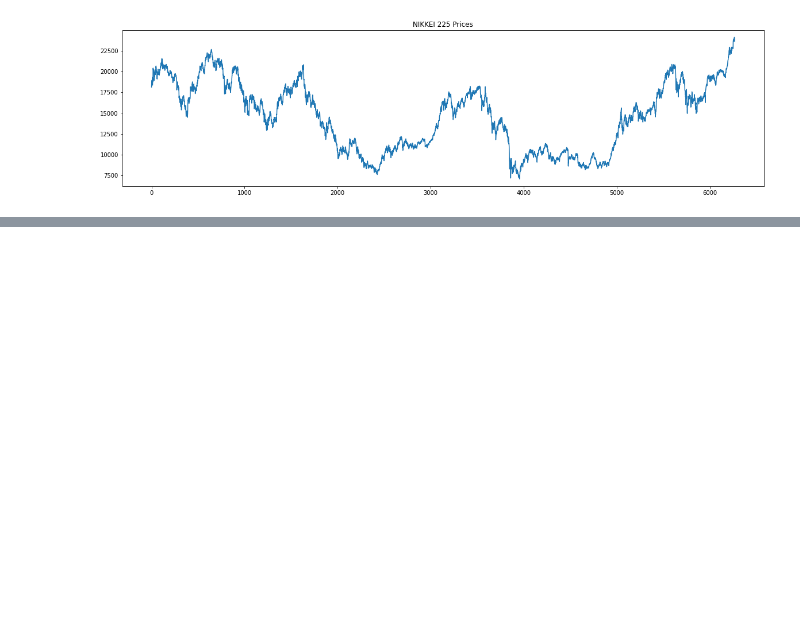
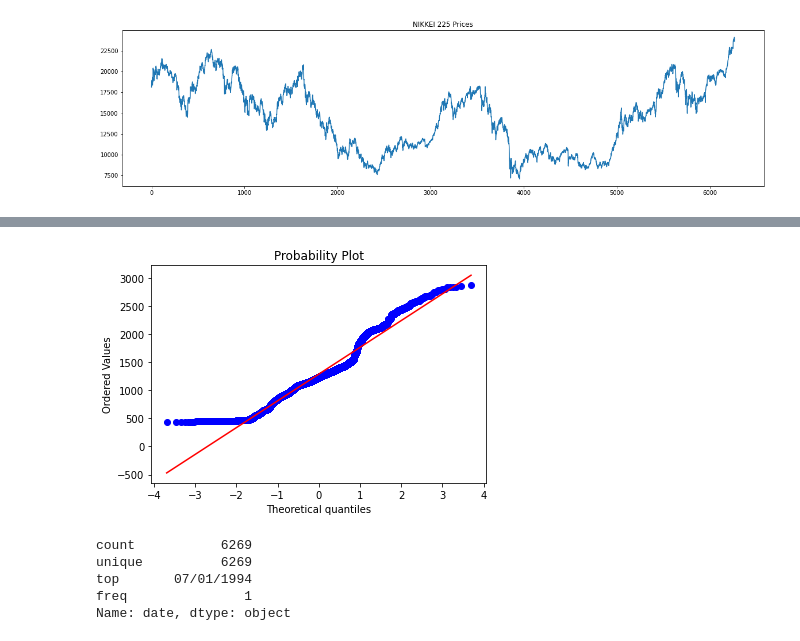
Before and after one commit to rvjh/PythonPractice, a Jupyter notebook: Time_Series_1.ipynb, the cells around one changed output, grey strips where cells are left out. Drawn from its saved outputs; the diff is of its cells as text; code cells hidden in the pictures; blank space fills up the shorter version.

```diff
--- a/Time_Series_1.ipynb
+++ b/Time_Series_1.ipynb
@@ -83,0 +89,13 @@ plt.show()
+# %%
+scipy.stats.probplot(df_comp.spx, plot=pylab)
+pylab.show()
+# %% [output]
+[figure, added]
+# %%
+df_comp.date.describe()
+# %% [output]
+count           6269
+unique          6269
+top       07/01/1994
+freq               1
+Name: date, dtype: object
```
Also changed, not shown: parts of 5 cells of this notebook.
